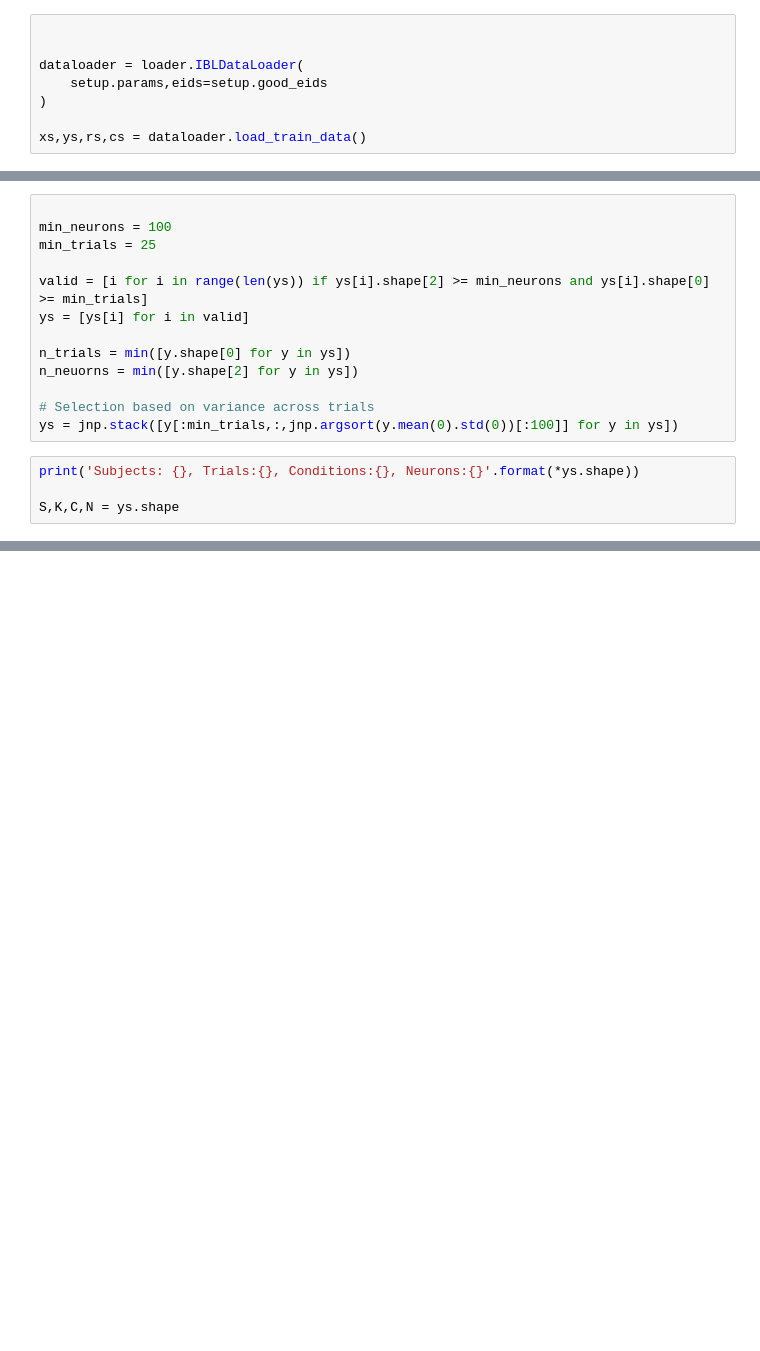
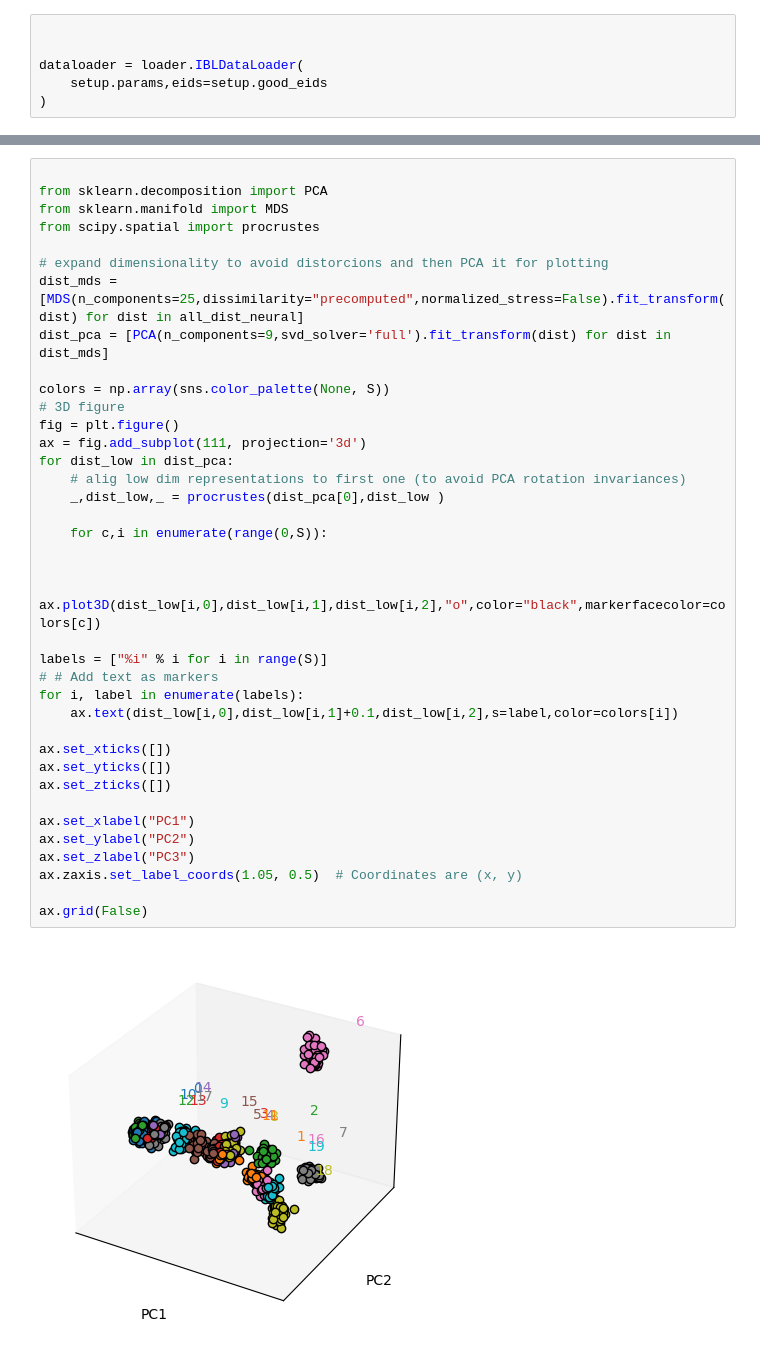
Before and after one commit to jmourabarbosa/shapemetrics_journalpaper, a Jupyter notebook: ibl_analyses/notebooks/shape_metrics.ipynb, the cells around one changed output, grey strips where cells are left out. Saved outputs shown, nothing was run; the diff lists cells and outputs as text; blank space fills up the shorter version.

Commit message:
main figure in shape_metrics.ipnb; added function to loader.py to have several folds

```diff
--- a/ibl_analyses/notebooks/shape_metrics.ipynb
+++ b/ibl_analyses/notebooks/shape_metrics.ipynb
@@ -25,6 +29,4 @@ The autoreload extension is already loaded. To reload it, use:
 dataloader = loader.IBLDataLoader(
     setup.params,eids=setup.good_eids
 )
-
-xs,ys,rs,cs = dataloader.load_train_data()
 # %% [output]
@@ -39,17 +81,0 @@ local md5 mismatch on dataset: cortexlab/Subjects/KS074/2021-11-22/001/alf/probe
-# %%
-
-min_neurons = 100
-min_trials = 25
-
-valid = [i for i in range(len(ys)) if ys[i].shape[2] >= min_neurons and ys[i].shape[0] >= min_trials]
-ys = [ys[i] for i in valid]
-
-n_trials = min([y.shape[0] for y in ys])
-n_neuorns = min([y.shape[2] for y in ys])
-
-# Selection based on variance across trials
-ys = jnp.stack([y[:min_trials,:,jnp.argsort(y.mean(0).std(0))[:100]] for y in ys])
-# %%
-print('Subjects: {}, Trials:{}, Conditions:{}, Neurons:{}'.format(*ys.shape))
-
-S,K,C,N = ys.shape
@@ -90,0 +327,40 @@ plt.imshow(dist_neural)
+# %%
+
+from sklearn.decomposition import PCA
+from sklearn.manifold import MDS
+from scipy.spatial import procrustes
+
+# expand dimensionality to avoid distorcions and then PCA it for plotting
+dist_mds = [MDS(n_components=25,dissimilarity="precomputed",normalized_stress=False).fit_transform(dist) for dist in all_dist_neural]
+dist_pca = [PCA(n_components=9,svd_solver='full').fit_transform(dist) for dist in dist_mds]
+
+colors = np.array(sns.color_palette(None, S))
+# 3D figure
+fig = plt.figure()
+ax = fig.add_subplot(111, projection='3d')
+for dist_low in dist_pca:
+    # alig low dim representations to first one (to avoid PCA rotation invariances)
+    _,dist_low,_ = procrustes(dist_pca[0],dist_low )
+
+    for c,i in enumerate(range(0,S)):
+
+
+        ax.plot3D(dist_low[i,0],dist_low[i,1],dist_low[i,2],"o",color="black",markerfacecolor=colors[c])
+
+labels = ["%i" % i for i in range(S)]
+# # Add text as markers
+for i, label in enumerate(labels):
+    ax.text(dist_low[i,0],dist_low[i,1]+0.1,dist_low[i,2],s=label,color=colors[i])
+
+ax.set_xticks([])
+ax.set_yticks([])
+ax.set_zticks([])
+
+ax.set_xlabel("PC1")
+ax.set_ylabel("PC2")
+ax.set_zlabel("PC3")
+ax.zaxis.set_label_coords(1.05, 0.5)  # Coordinates are (x, y)
+
+ax.grid(False)
+# %% [output]
+[figure, added]
```
Also changed, not shown: parts of 12 cells of this notebook, 2 other files.
